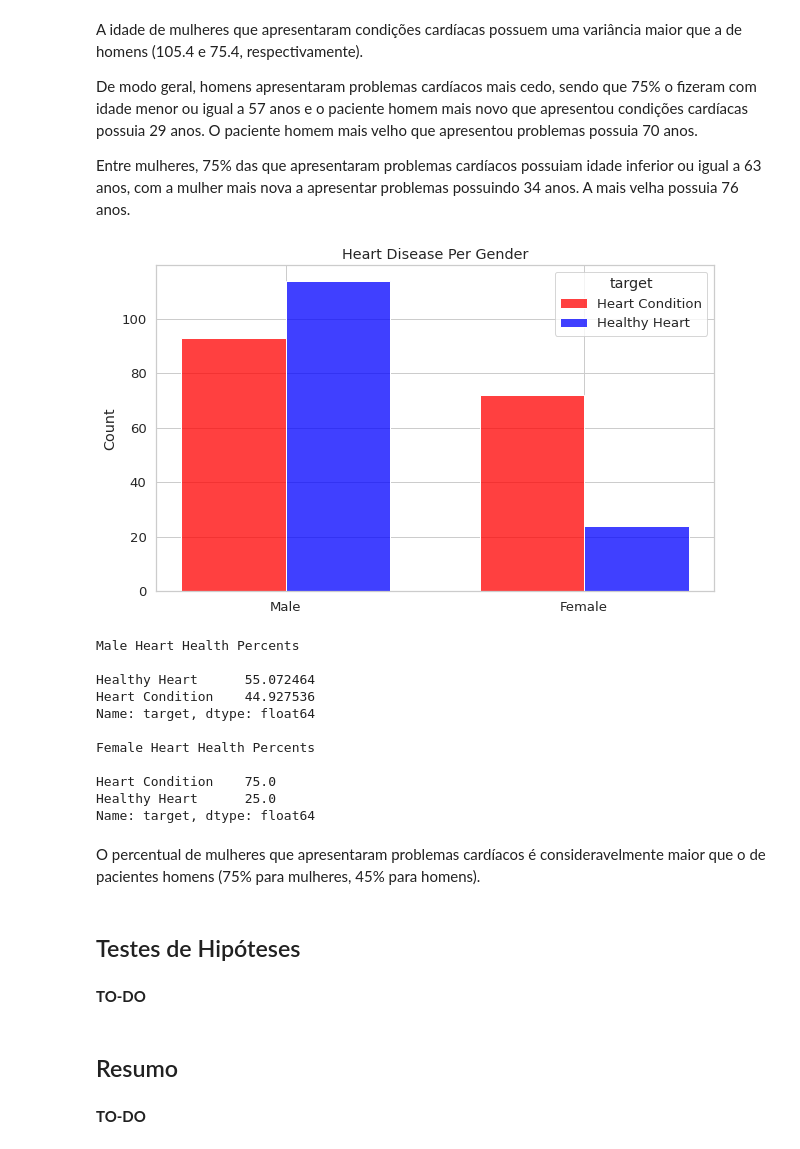
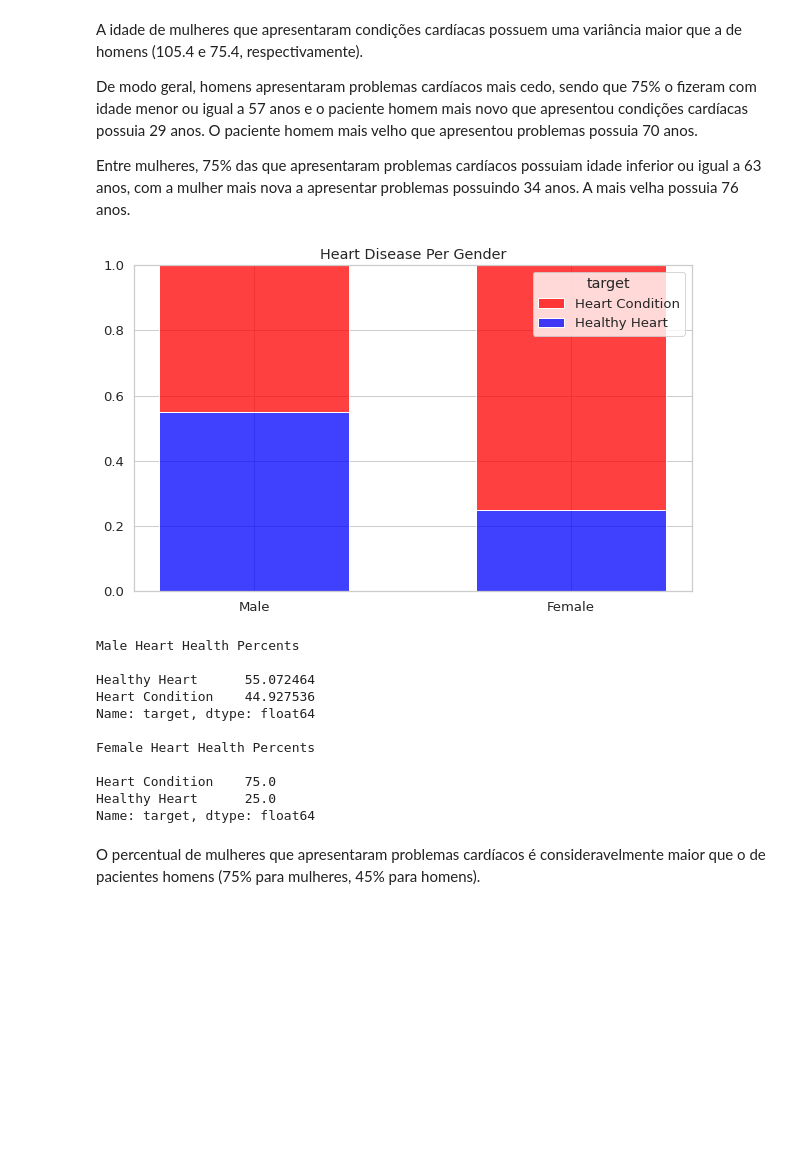
Before and after one commit to rfmf/ds_portfolio, a Jupyter notebook: EDA/Análise de Dados de Pacientes de Doenças Cardíacas/heart_disease_analysis.ipynb, the cells around one changed output. Drawn from its saved outputs; the diff is of its cells as text; code cells hidden in the pictures; blank space fills up the shorter version.

```diff
--- a/EDA/Análise de Dados de Pacientes de Doenças Cardíacas/heart_disease_analysis.ipynb
+++ b/EDA/Análise de Dados de Pacientes de Doenças Cardíacas/heart_disease_analysis.ipynb
@@ -798,28 +835,28 @@ Entre mulheres, 75% das que apresentaram problemas cardíacos possuiam idade inf
 # %%
 # Gender x Heart Condition
 aux = data.copy()
 aux.loc[aux['target'] == 0, 'target'] = 'Healthy Heart'
 aux.loc[aux['target'] == 1, 'target'] = 'Heart Condition'
 aux.loc[aux['sex-male'] == 1, 'sex'] = 'Male'
 aux.loc[aux['sex-female'] == 1, 'sex'] = 'Female'
 
 gender_plt = sns.histplot(
     data=aux,
     x='sex',
     hue='target',
-    multiple='dodge',
+    multiple='fill',
     palette=['r','b'],
-    shrink=.7
+    shrink=.6
 )
-gender_plt.set(title='Heart Disease Per Gender', xlabel='')
+gender_plt.set(title='Heart Disease Per Gender', xlabel='', ylabel='')
 plt.show()
 
 print('Male Heart Health Percents\n')
 print((aux.loc[aux['sex-male'] == 1, 'target'].value_counts()/len(data[data['sex-male'] == 1]))*100)
 print('\nFemale Heart Health Percents\n')
 print((aux.loc[aux['sex-female'] == 1, 'target'].value_counts()/len(data[data['sex-female'] == 1]))*100)
 # %% [output]
-[figure, old version]
+[figure, new version]
 Male Heart Health Percents
 
 Healthy Heart      55.072464
@@ -833,11 +870,3 @@ Healthy Heart      25.0
 Name: target, dtype: float64
 # %% [markdown]
 O percentual de mulheres que apresentaram problemas cardíacos é consideravelmente maior que o de pacientes homens (75% para mulheres, 45% para homens).
-# %% [markdown]
-## Testes de Hipóteses
-# %% [markdown]
-**TO-DO**
-# %% [markdown]
-## Resumo
-# %% [markdown]
-**TO-DO**
```
Also changed, not shown: parts of 31 cells of this notebook.
